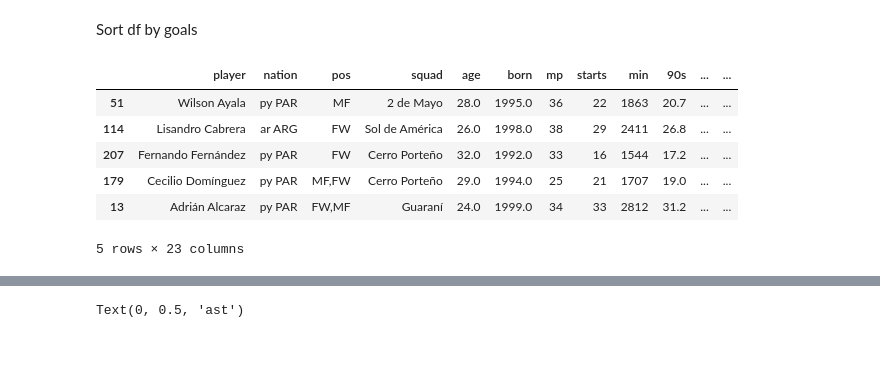
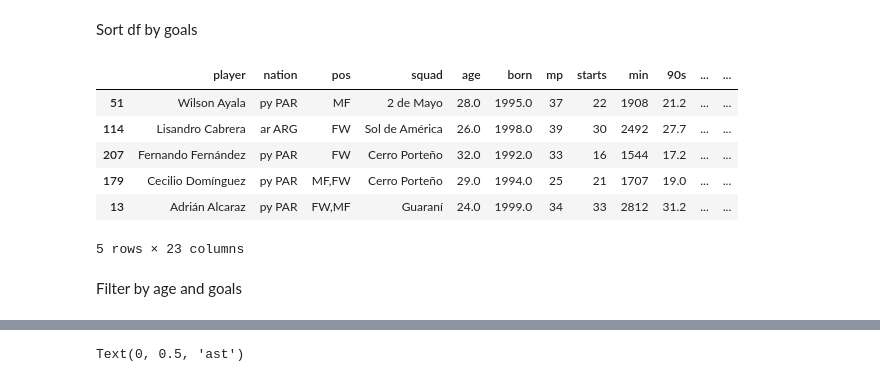
Before and after one commit to axelbol/football-analysis, a Jupyter notebook: twitter_content.ipynb, the cells around one changed output, grey strips where cells are left out. Saved outputs shown, nothing was run; the diff lists cells and outputs as text; code cells hidden in the pictures; blank space fills up the shorter version.

Commit message:
filter df by goals

```diff
--- a/twitter_content.ipynb
+++ b/twitter_content.ipynb
@@ -208,5 +208,5 @@ Column 'goals' has 0 null values.
 # %%
 # convert 'goals' column to int type
 
-df_copy['goals'] = df_copy['goals'].astype(int)
+df_copy_par['born'] = df_copy_par['born'].astype(int)
 # %% [output]
@@ -226,12 +222,12 @@ See the caveats in the documentation: https://pandas.pydata.org/pandas-docs/stab
 # %% [markdown]
 Sort df by goals
 # %%
-df_filter_goals = df_copy.sort_values(by=['goals'], ascending=False)
+df_filter_goals = df_copy_par.sort_values(by=['goals'], ascending=False)
 df_filter_goals.head()
 # %% [output]
 |  | player | nation | pos | squad | age | born | mp | starts | min | 90s | ... | ... |
-| 51 | Wilson Ayala | py PAR | MF | 2 de Mayo | 28.0 | 1995.0 | 36 | 22 | 1863 | 20.7 | ... | ... |
-| 114 | Lisandro Cabrera | ar ARG | FW | Sol de América | 26.0 | 1998.0 | 38 | 29 | 2411 | 26.8 | ... | ... |
+| 51 | Wilson Ayala | py PAR | MF | 2 de Mayo | 28.0 | 1995.0 | 37 | 22 | 1908 | 21.2 | ... | ... |
+| 114 | Lisandro Cabrera | ar ARG | FW | Sol de América | 26.0 | 1998.0 | 39 | 30 | 2492 | 27.7 | ... | ... |
 | 207 | Fernando Fernández | py PAR | FW | Cerro Porteño | 32.0 | 1992.0 | 33 | 16 | 1544 | 17.2 | ... | ... |
 | 179 | Cecilio Domínguez | py PAR | MF,FW | Cerro Porteño | 29.0 | 1994.0 | 25 | 21 | 1707 | 19.0 | ... | ... |
 | 13 | Adrián Alcaraz | py PAR | FW,MF | Guaraní | 24.0 | 1999.0 | 34 | 33 | 2812 | 31.2 | ... | ... |
@@ -240,0 +235,2 @@ df_filter_goals = df_copy[(df_copy['goals'] >= 5)].reset_index(drop=True)
+# %% [markdown]
+Filter by age and goals
```
Also changed, not shown: parts of 4 cells of this notebook.
